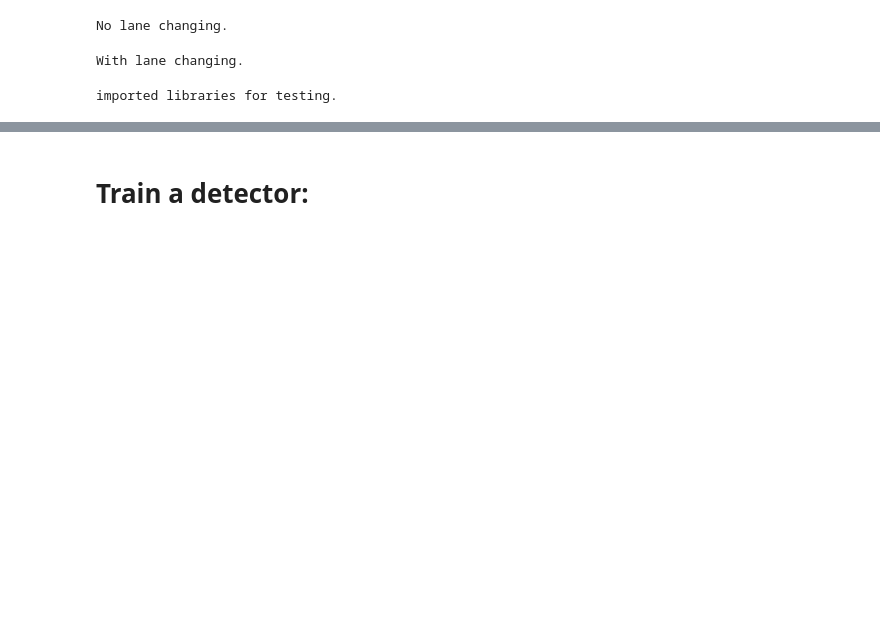
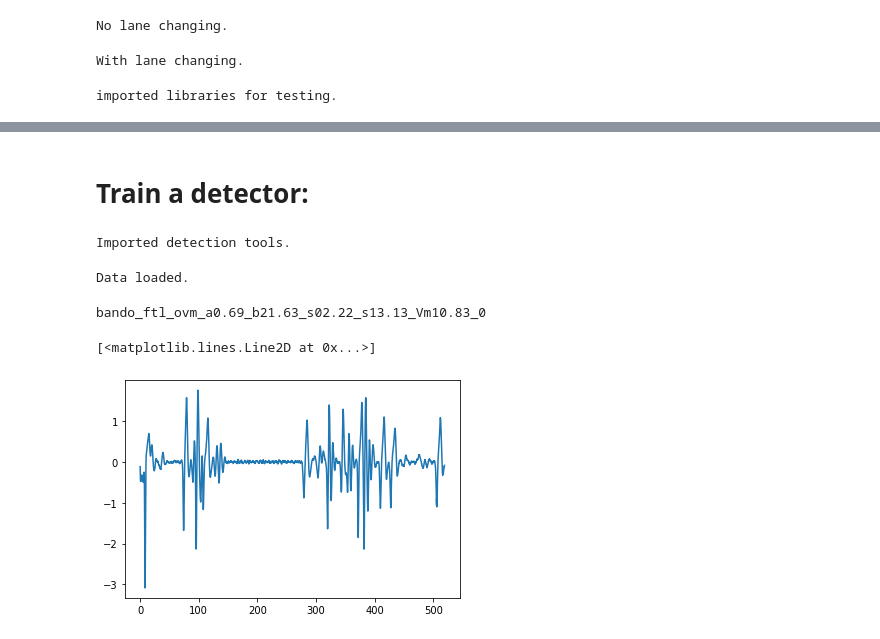
Before and after one commit to georgegunter/Anti-Flow, a Jupyter notebook: detector_dev/Explore 2 lane ring.ipynb, the cells around one changed output, grey strips where cells are left out. Saved outputs shown, nothing was run; the diff lists cells and outputs as text; code cells hidden in the pictures; blank space fills up the shorter version.

```diff
--- a/detector_dev/Explore 2 lane ring.ipynb
+++ b/detector_dev/Explore 2 lane ring.ipynb
@@ -278,2 +285,0 @@ KeyError: 'lane_leaders'
-# %% [markdown]
-# Train a detector:
@@ -283,0 +286,52 @@ from Detectors.Deep_Learning.AutoEncoders.utils import SeqDataset,train_epoch,ev
+# %% [markdown]
+# Train a detector:
+# %%
+import numpy as np
+
+import time
+
+from Detectors.Deep_Learning.AutoEncoders.utils import SeqDataset,train_epoch,eval_data,train_model,get_cnn_lstm_ae_model,make_train_X,sliding_window_mult_feat
+
+from Detectors.Deep_Learning.AutoEncoders.utils import get_loss_filter_indiv as loss_smooth
+
+import flow.visualize.visualize_ring as visualize_ring
+
+from flow.visualize.visualize_ring import get_measured_leader,get_rel_dist_to_measured_leader,get_vel_of_measured_leader
+
+from copy import deepcopy
+
+import sys
+
+
+print('Imported detection tools.')
+# %% [output]
+Imported detection tools.
+# %%
+reload(visualize_ring)
+
+csv_path = '/Users/vanderbilt/Desktop/Research_2022/Anti-Flow/examples/data/ring_variable_cfm_20220420-1647381650491258.559167-0_emission.csv'
+
+sim_timeseries_dict = visualize_ring.get_sim_timeseries(csv_path)
+# %% [output]
+Data loaded.
+# %%
+veh_ids = list(sim_timeseries_dict.keys())
+
+veh_id = veh_ids[35]
+
+print(veh_id)
+
+time = sim_timeseries_dict[veh_id][:,0]
+
+speed = sim_timeseries_dict[veh_id][:,1]
+
+headway = sim_timeseries_dict[veh_id][:,2]
+
+relative_speed = sim_timeseries_dict[veh_id][:,3]
+
+plt.figure()
+plt.plot(time,relative_speed)
+# %% [output]
+bando_ftl_ovm_a0.69_b21.63_s02.22_s13.13_Vm10.83_0
+[<matplotlib.lines.Line2D at 0x...>]
+[figure, added]
```
Also changed, not shown: parts of 13 cells of this notebook, 25 other files.
